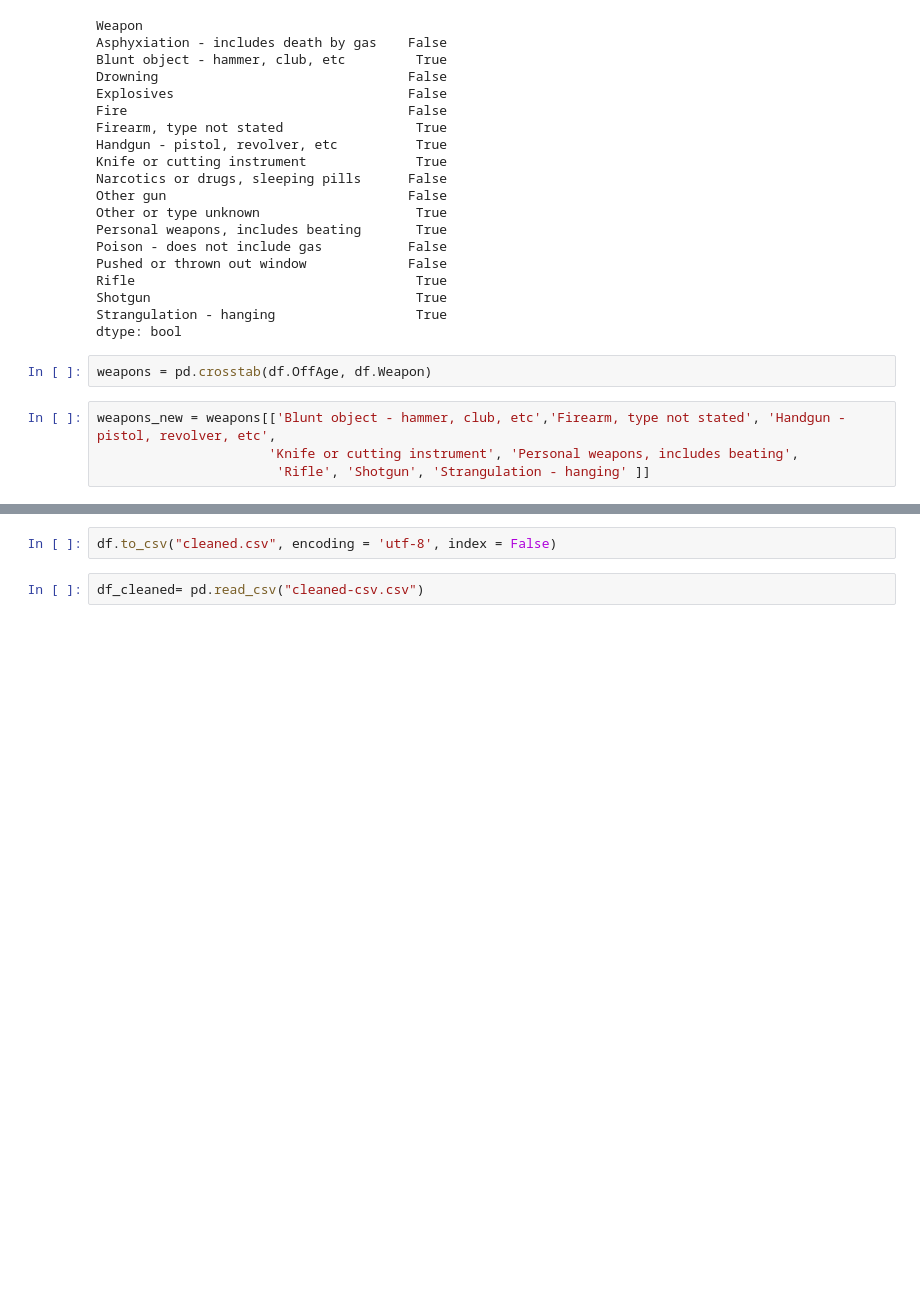
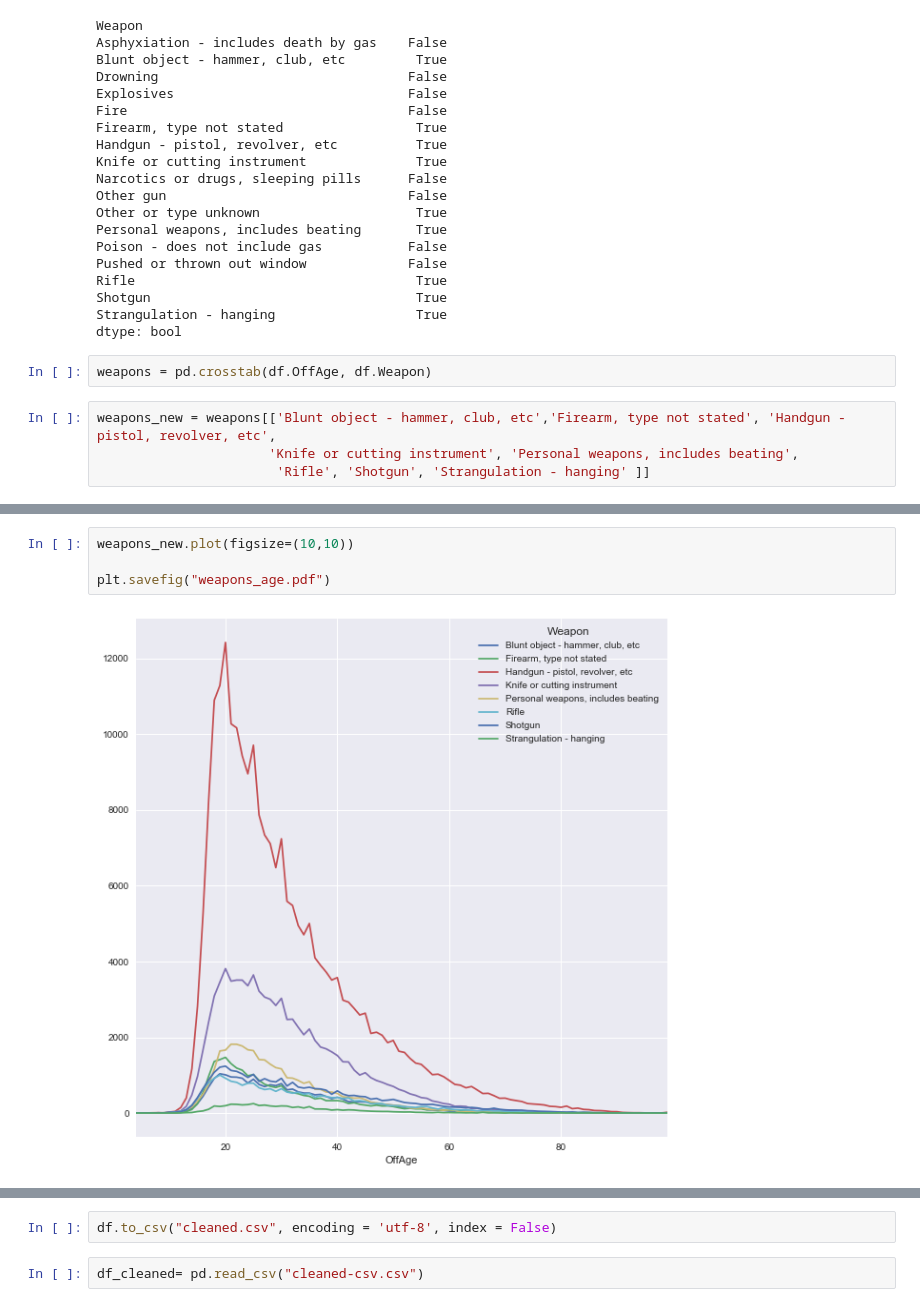
Before and after one commit to cathrinesot/studioprojects, a Jupyter notebook: code/fbi/FBI.ipynb, the cells around one changed output, grey strips where cells are left out. Drawn from its saved outputs; the diff is of its cells as text; blank space fills up the shorter version.

```diff
--- a/code/fbi/FBI.ipynb
+++ b/code/fbi/FBI.ipynb
@@ -286,6 +288,12 @@ weapons_new.head(5)
 | 6.0 | 4 | 2 | 3 | 1 | ... |
 | 7.0 | 4 | 3 | 5 | 1 | ... |
 | 8.0 | 0 | 0 | 10 | 2 | ... |
+# %%
+weapons_new.plot(figsize=(10,10))
+
+plt.savefig("weapons_age.pdf")
+# %% [output]
+[figure, added]
 # %%
 plt.figure(figsize=(60,60),facecolor='#F6FFE5')
 sns.set()
```
Also changed, not shown: parts of 26 cells of this notebook.
